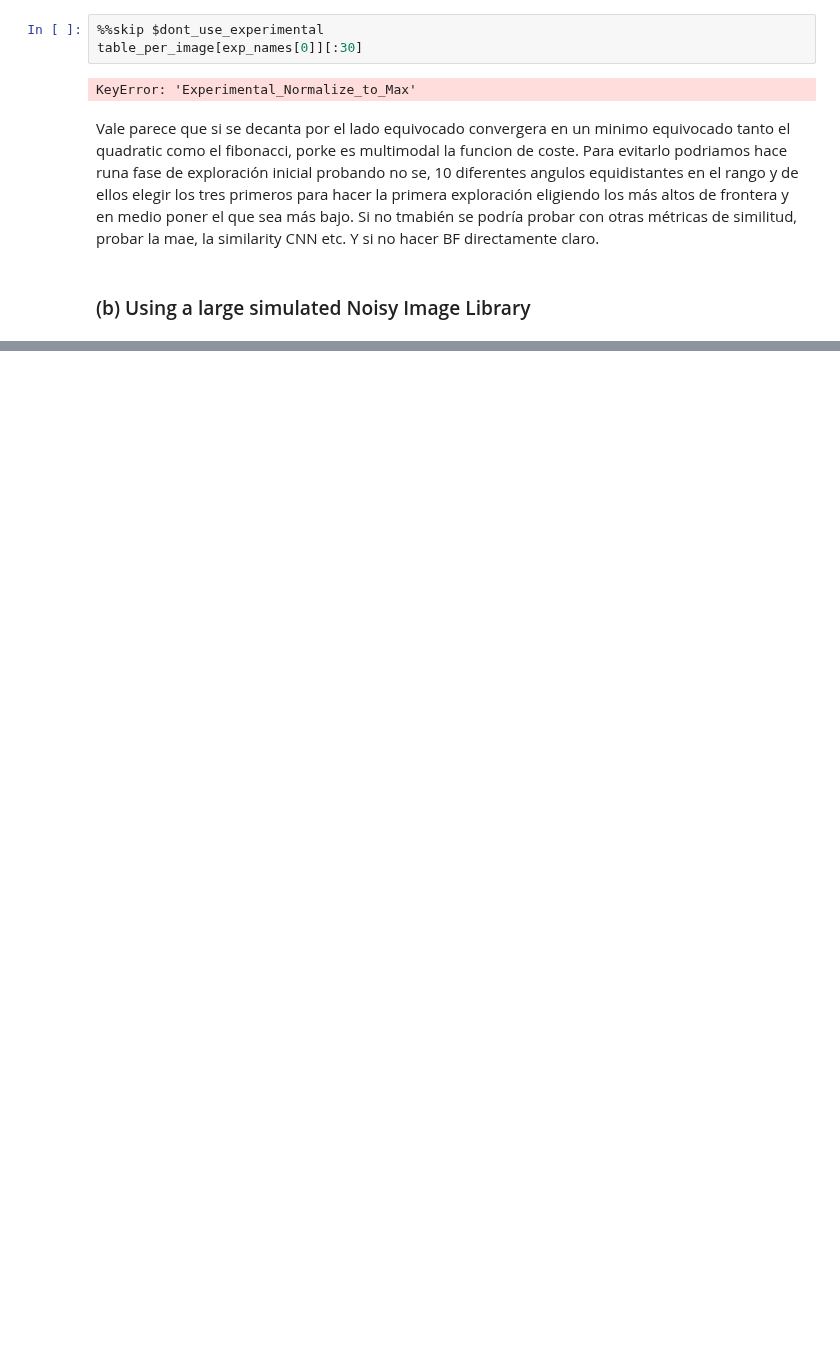
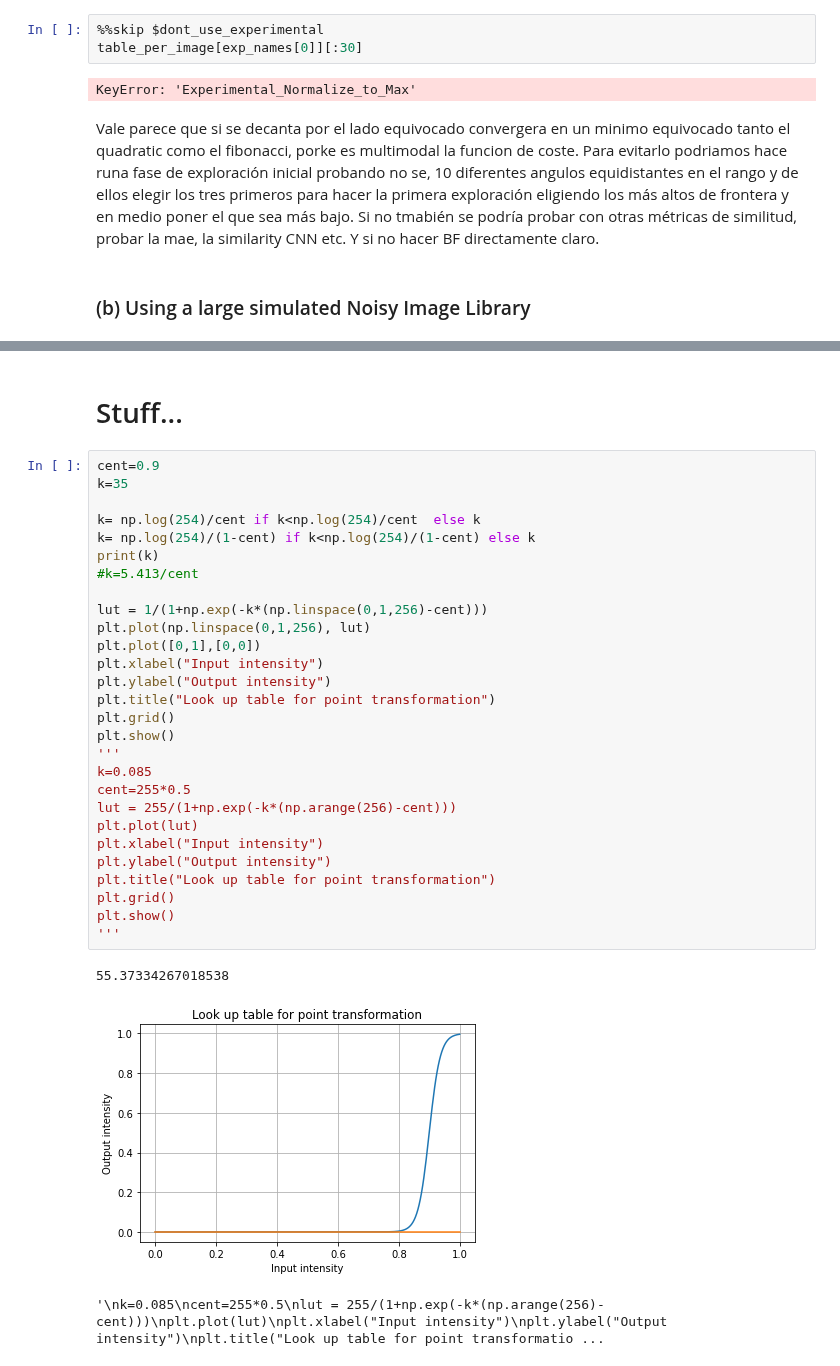
Before and after one commit to Oiangu9/Conical_Refraction_Polarimeter, a Jupyter notebook: LAB/ANALYSIS_SCRIPTS/NOTEBOOK_Pipeline_to_Compare_Non_Embedding_Algorithms.ipynb, the cells around one changed output, grey strips where cells are left out. Cells and saved outputs as stored; diff of their text form; blank space fills up the shorter version.

```diff
--- a/LAB/ANALYSIS_SCRIPTS/NOTEBOOK_Pipeline_to_Compare_Non_Embedding_Algorithms.ipynb
+++ b/LAB/ANALYSIS_SCRIPTS/NOTEBOOK_Pipeline_to_Compare_Non_Embedding_Algorithms.ipynb
@@ -2415,0 +3188,34 @@ table_per_image[exp_names[0]][50:]
+# %% [markdown]
+# Stuff...
+# %%
+cent=0.9
+k=35
+
+k= np.log(254)/cent if k<np.log(254)/cent  else k
+k= np.log(254)/(1-cent) if k<np.log(254)/(1-cent) else k
+print(k)
+#k=5.413/cent
+
+lut = 1/(1+np.exp(-k*(np.linspace(0,1,256)-cent)))
+plt.plot(np.linspace(0,1,256), lut)
+plt.plot([0,1],[0,0])
+plt.xlabel("Input intensity")
+plt.ylabel("Output intensity")
+plt.title("Look up table for point transformation")
+plt.grid()
+plt.show()
+'''
+k=0.085
+cent=255*0.5
+lut = 255/(1+np.exp(-k*(np.arange(256)-cent)))
+plt.plot(lut)
+plt.xlabel("Input intensity")
+plt.ylabel("Output intensity")
+plt.title("Look up table for point transformation")
+plt.grid()
+plt.show()
+'''
+# %% [output]
+55.37334267018538
+[figure, added]
+'\nk=0.085\ncent=255*0.5\nlut = 255/(1+np.exp(-k*(np.arange(256)-cent)))\nplt.plot(lut)\nplt.xlabel("Input intensity")\nplt.ylabel("Output intensity")\nplt.title("Look up table for point transformatio ...
```
Also changed, not shown: parts of 48 cells of this notebook, 2 other files.
